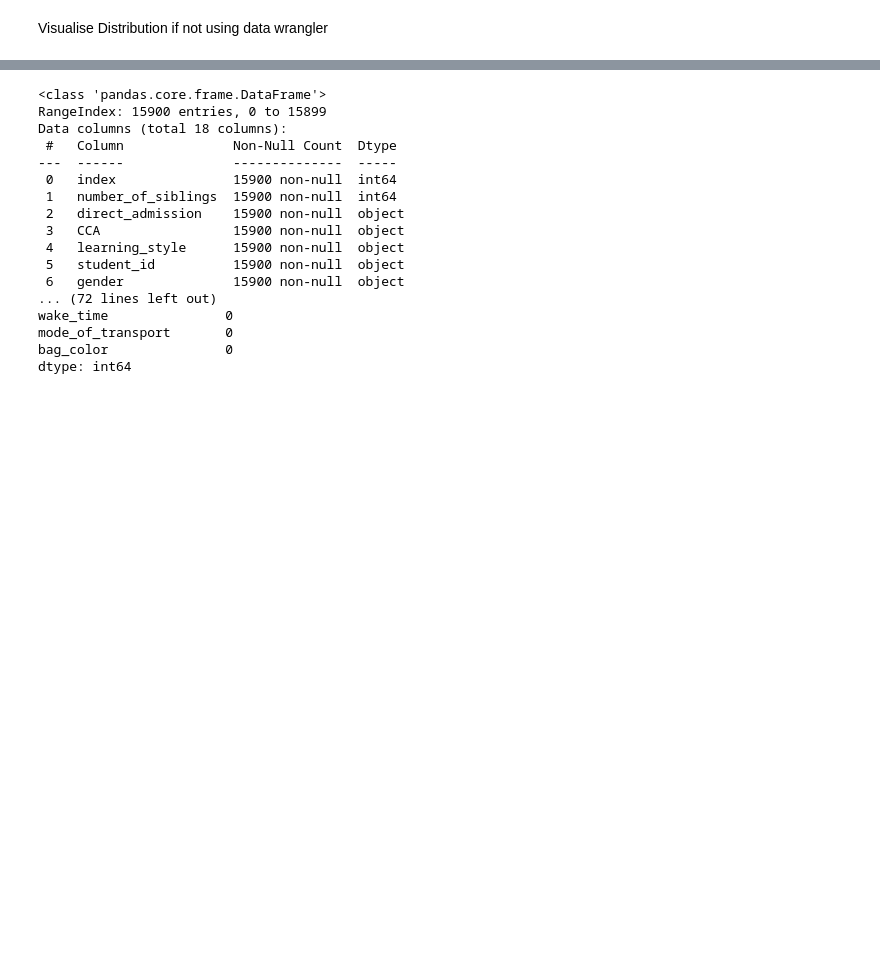
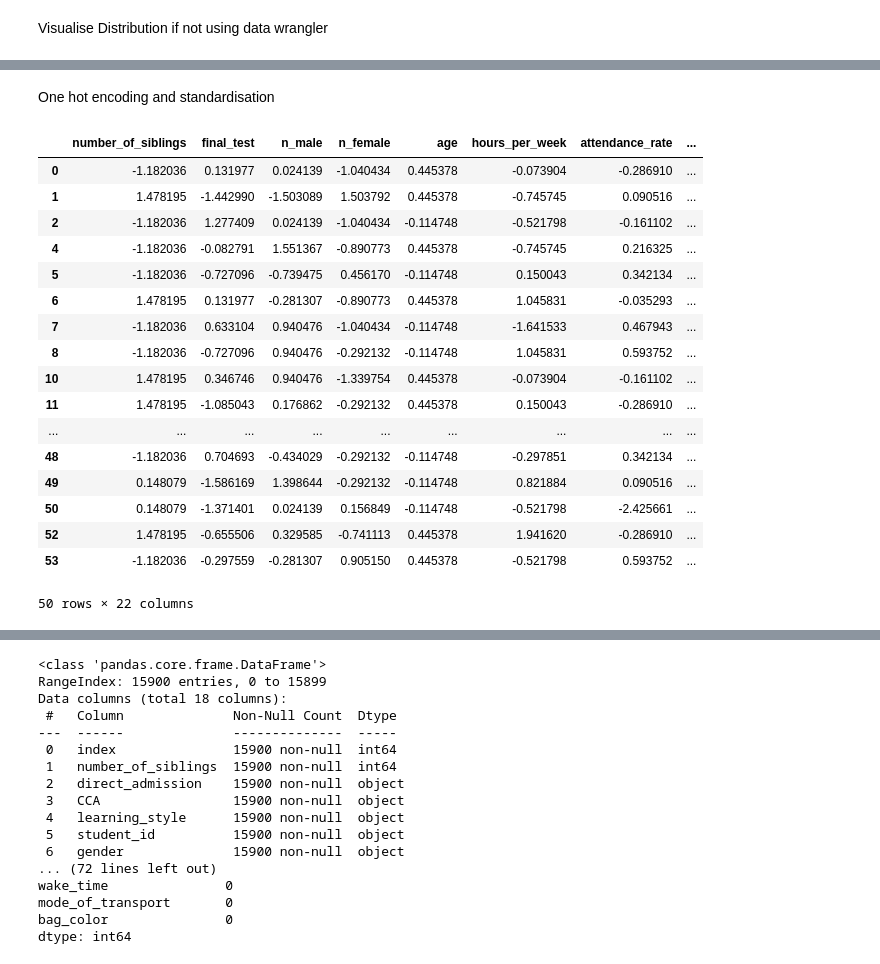
Before and after one commit to shangweisong/AIAP_studentscore, a Jupyter notebook: src/eda.ipynb, the cells around one changed output, grey strips where cells are left out. Cells and saved outputs as stored; diff of their text form; code cells hidden in the pictures; blank space fills up the shorter version.

```diff
--- a/src/eda.ipynb
+++ b/src/eda.ipynb
@@ -143,0 +156,33 @@ plt.show()
+# %% [markdown]
+One hot encoding and standardisation
+# %%
+from sklearn.preprocessing import StandardScaler
+
+scaler = StandardScaler()
+
+df_processed[['age','final_test','n_male','n_female','hours_per_week','attendance_rate','sleep_duration_hours','number_of_siblings']] = scaler.fit_transform(df_processed[['age','final_test','n_male','n_female','hours_per_week','attendance_rate','sleep_duration_hours','number_of_siblings']])
+
+# Step 2: One-hot encode categorical variables
+df_encoded = pd.get_dummies(df_processed, columns=['direct_admission', 'CCA', 'gender', 'learning_style', 'tuition','mode_of_transport','bag_color'], drop_first=True)
+bool_columns = df_encoded.select_dtypes(include=['bool']).columns
+df_encoded[bool_columns] = df_encoded[bool_columns].astype(int)
+df_encoded.head(50)
+# %% [output]
+|  | number_of_siblings | final_test | n_male | n_female | age | hours_per_week | attendance_rate | ... |
+| 0 | -1.182036 | 0.131977 | 0.024139 | -1.040434 | 0.445378 | -0.073904 | -0.286910 | ... |
+| 1 | 1.478195 | -1.442990 | -1.503089 | 1.503792 | 0.445378 | -0.745745 | 0.090516 | ... |
+| 2 | -1.182036 | 1.277409 | 0.024139 | -1.040434 | -0.114748 | -0.521798 | -0.161102 | ... |
+| 4 | -1.182036 | -0.082791 | 1.551367 | -0.890773 | 0.445378 | -0.745745 | 0.216325 | ... |
+| 5 | -1.182036 | -0.727096 | -0.739475 | 0.456170 | -0.114748 | 0.150043 | 0.342134 | ... |
+| 6 | 1.478195 | 0.131977 | -0.281307 | -0.890773 | 0.445378 | 1.045831 | -0.035293 | ... |
+| 7 | -1.182036 | 0.633104 | 0.940476 | -1.040434 | -0.114748 | -1.641533 | 0.467943 | ... |
+| 8 | -1.182036 | -0.727096 | 0.940476 | -0.292132 | -0.114748 | 1.045831 | 0.593752 | ... |
+| 10 | 1.478195 | 0.346746 | 0.940476 | -1.339754 | 0.445378 | -0.073904 | -0.161102 | ... |
+| 11 | 1.478195 | -1.085043 | 0.176862 | -0.292132 | 0.445378 | 0.150043 | -0.286910 | ... |
+| ... | ... | ... | ... | ... | ... | ... | ... | ... |
+| 48 | -1.182036 | 0.704693 | -0.434029 | -0.292132 | -0.114748 | -0.297851 | 0.342134 | ... |
+| 49 | 0.148079 | -1.586169 | 1.398644 | -0.292132 | -0.114748 | 0.821884 | 0.090516 | ... |
+| 50 | 0.148079 | -1.371401 | 0.024139 | 0.156849 | -0.114748 | -0.521798 | -2.425661 | ... |
+| 52 | 1.478195 | -0.655506 | 0.329585 | -0.741113 | 0.445378 | 1.941620 | -0.286910 | ... |
+| 53 | -1.182036 | -0.297559 | -0.281307 | 0.905150 | 0.445378 | -0.521798 | 0.593752 | ... |
+50 rows × 22 columns
```
Also changed, not shown: parts of 8 cells of this notebook.
